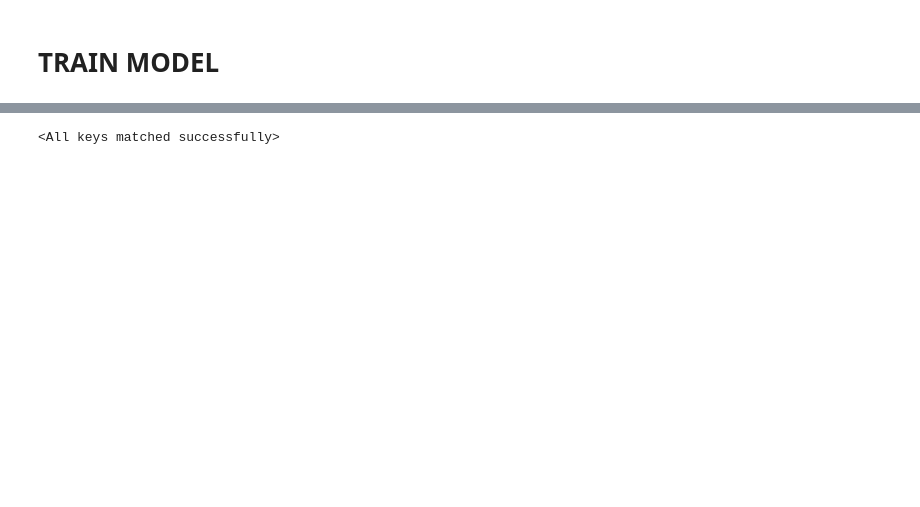
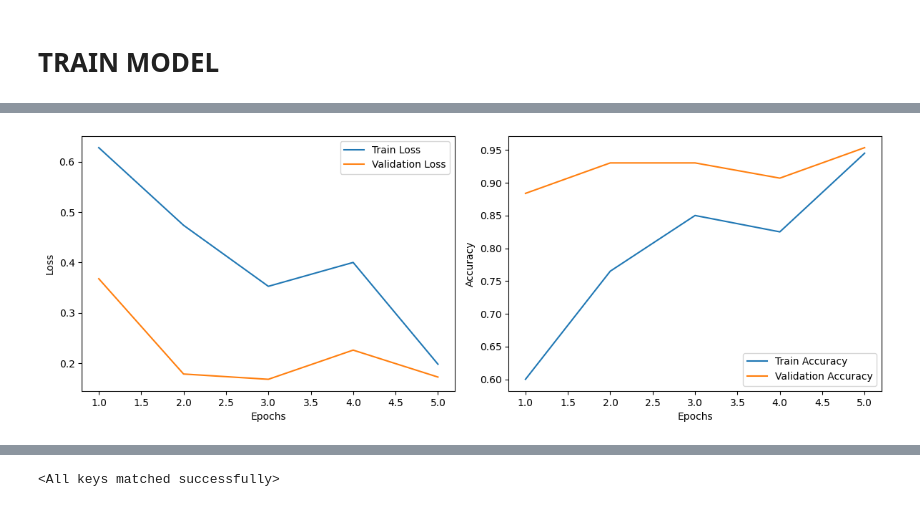
Before and after one commit to LocHuynh2811/Taiwan_Spine-MRI-DL, a Jupyter notebook: Kaggle/spine-mri-dl.ipynb, the cells around one changed output, grey strips where cells are left out. Cells and saved outputs as stored; diff of their text form; code cells hidden in the pictures; blank space fills up the shorter version.

```diff
--- a/Kaggle/spine-mri-dl.ipynb
+++ b/Kaggle/spine-mri-dl.ipynb
@@ -624,0 +722,4 @@ plt.show()
+# %%
+plot_metrics(vgg16_train_losses, vgg16_val_losses, vgg16_train_accuracies, vgg16_val_accuracies)
+# %% [output]
+[figure, added]
```
Also changed, not shown: parts of 38 cells of this notebook.
